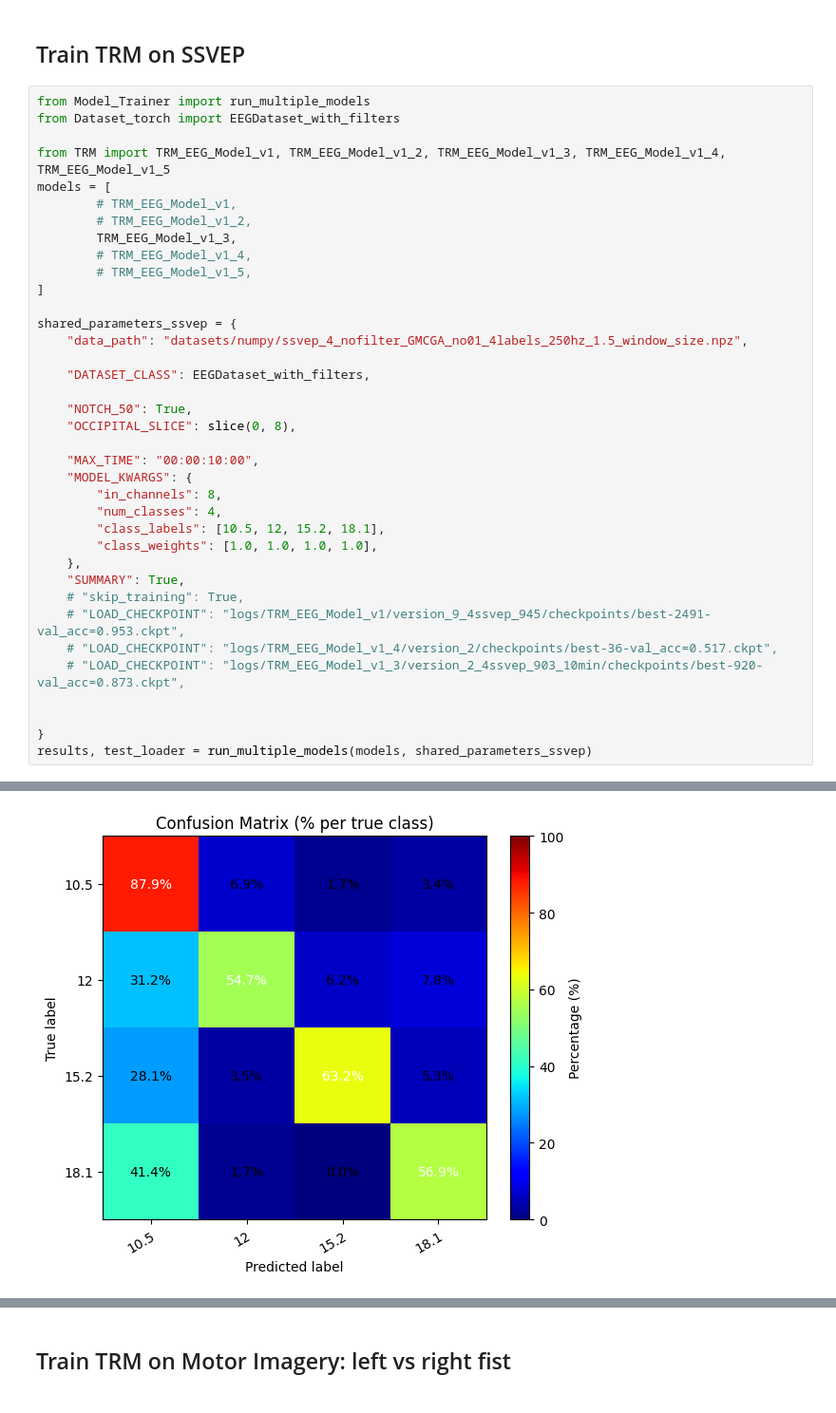
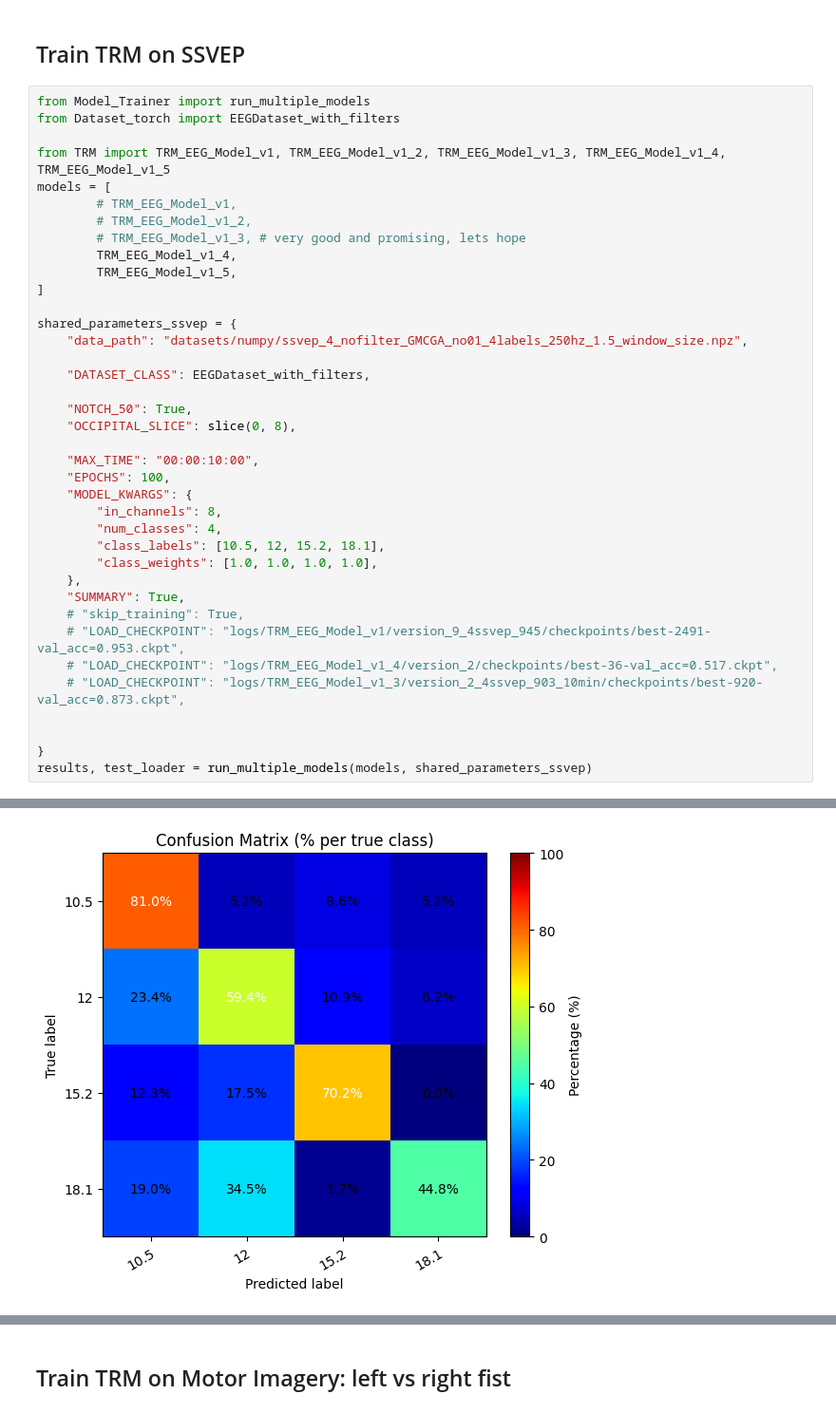
Before and after one commit to GeorgTenzing/EEG_Classification, a Jupyter notebook: Main.ipynb, the cells around one changed output, grey strips where cells are left out. Shown at 95% size. Saved outputs shown, nothing was run; the diff lists cells and outputs as text.

```diff
--- a/Main.ipynb
+++ b/Main.ipynb
@@ -58,9 +58,9 @@ from TRM import TRM_EEG_Model_v1, TRM_EEG_Model_v1_2, TRM_EEG_Model_v1_3, TRM_EE
 models = [
         # TRM_EEG_Model_v1,
         # TRM_EEG_Model_v1_2,
-        TRM_EEG_Model_v1_3,
-        # TRM_EEG_Model_v1_4,
-        # TRM_EEG_Model_v1_5,
+        # TRM_EEG_Model_v1_3, # very good and promising, lets hope
+        TRM_EEG_Model_v1_4,
+        TRM_EEG_Model_v1_5,
 ]
 
 shared_parameters_ssvep = {
@@ -72,6 +72,7 @@ shared_parameters_ssvep = {
     "OCCIPITAL_SLICE": slice(0, 8),
 
     "MAX_TIME": "00:00:10:00",
+    "EPOCHS": 100,
     "MODEL_KWARGS": {
         "in_channels": 8,
         "num_classes": 4,
@@ -108 +109 @@ Class 18.1 accuracy: 0.569
-[figure, old version]
+[figure, new version]
```
Also changed, not shown: parts of 1 cell of this notebook, 5 other files.
